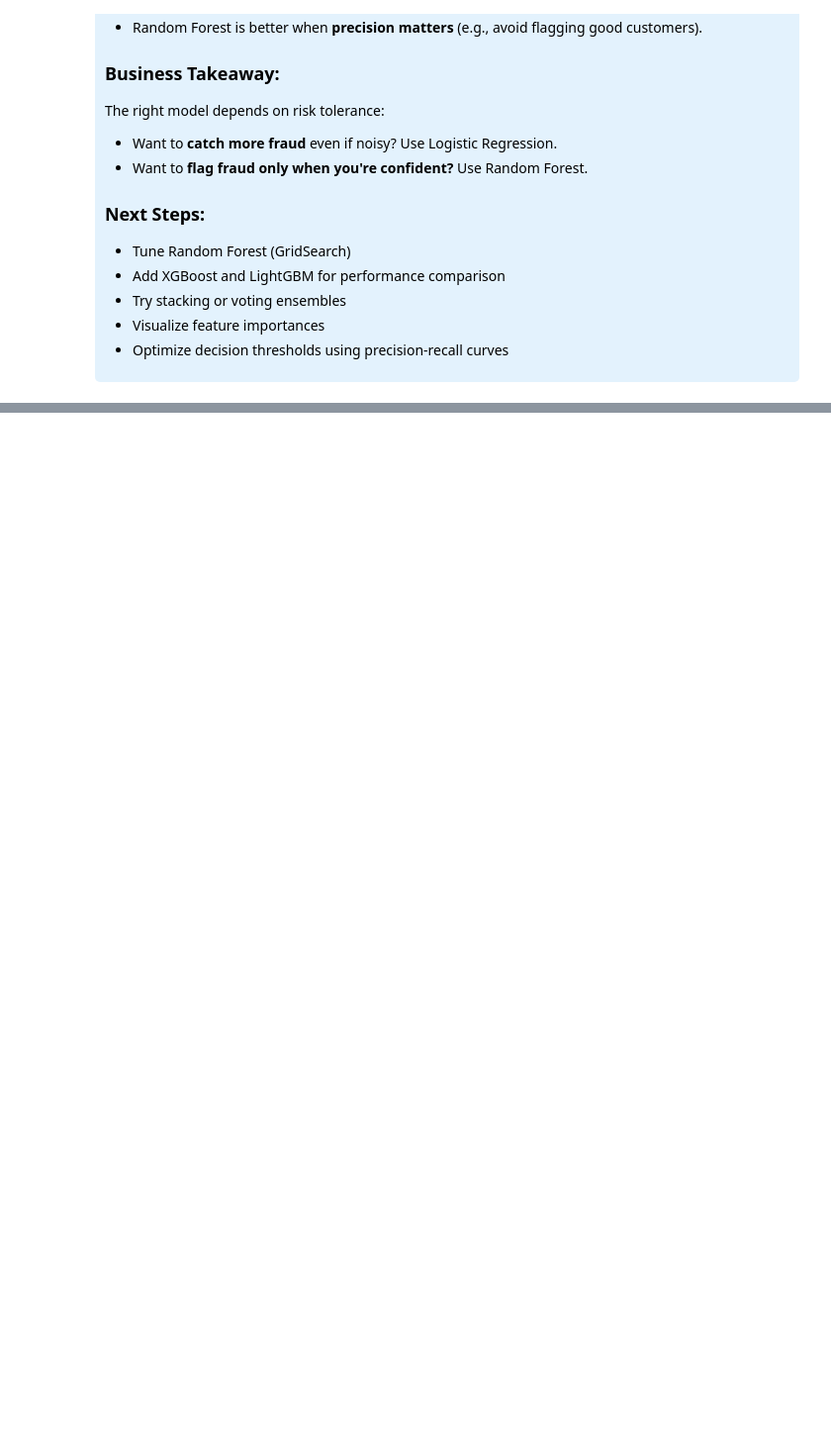
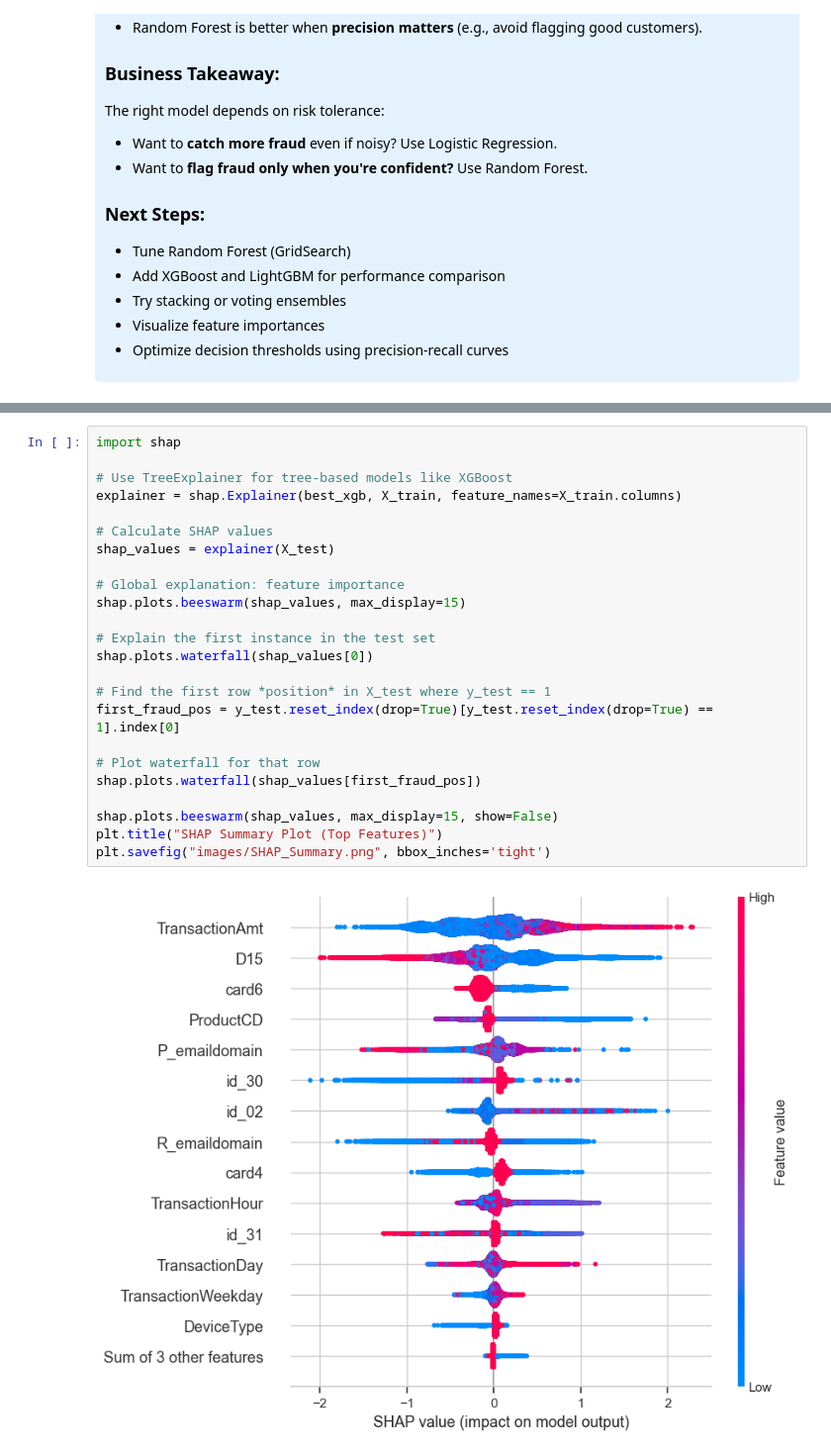
Before and after one commit to poke-key/Financial-Fraud_MODEL, a Jupyter notebook: detecting_financial_fraud.ipynb, the cells around one changed output, grey strips where cells are left out. Shown at 99% size. Drawn from its saved outputs; the diff is of its cells as text; blank space fills up the shorter version.

```diff
--- a/detecting_financial_fraud.ipynb
+++ b/detecting_financial_fraud.ipynb
@@ -1129,0 +1373,26 @@ The right model depends on risk tolerance:
+# %%
+import shap
+
+# Use TreeExplainer for tree-based models like XGBoost
+explainer = shap.Explainer(best_xgb, X_train, feature_names=X_train.columns)
+
+# Calculate SHAP values
+shap_values = explainer(X_test)
+
+# Global explanation: feature importance
+shap.plots.beeswarm(shap_values, max_display=15)
+
+# Explain the first instance in the test set
+shap.plots.waterfall(shap_values[0])
+
+# Find the first row *position* in X_test where y_test == 1
+first_fraud_pos = y_test.reset_index(drop=True)[y_test.reset_index(drop=True) == 1].index[0]
+
+# Plot waterfall for that row
+shap.plots.waterfall(shap_values[first_fraud_pos])
+
+shap.plots.beeswarm(shap_values, max_display=15, show=False)
+plt.title("SHAP Summary Plot (Top Features)")
+plt.savefig("images/SHAP_Summary.png", bbox_inches='tight')
+# %% [output]
+[figure, added]
```
Also changed, not shown: parts of 21 cells of this notebook, 6 other files.
